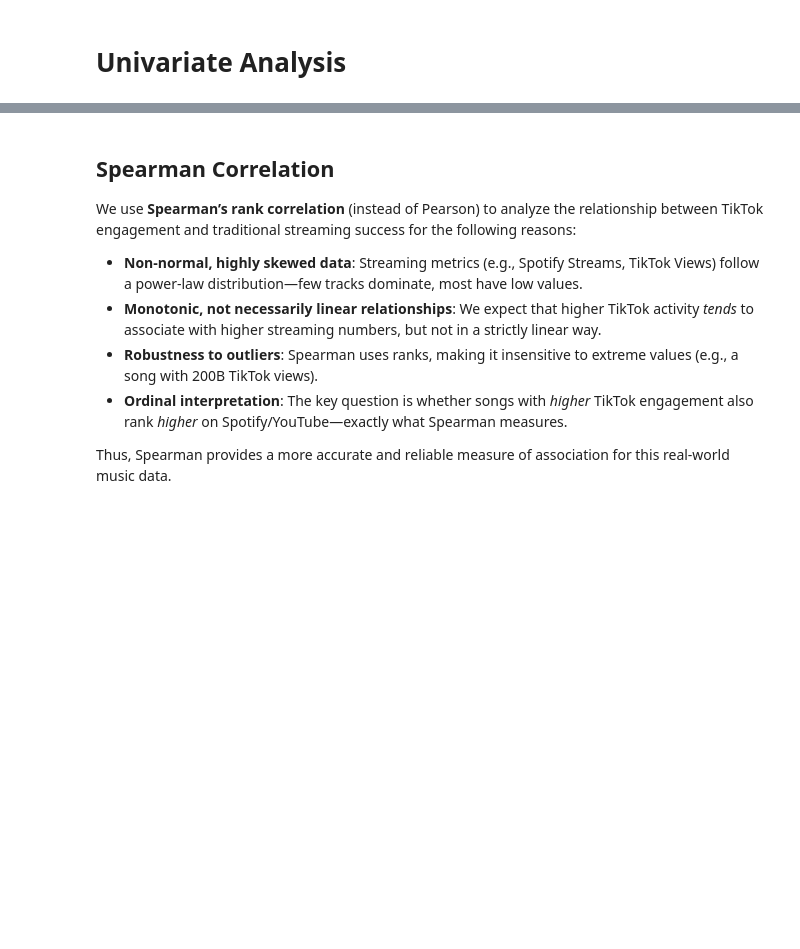
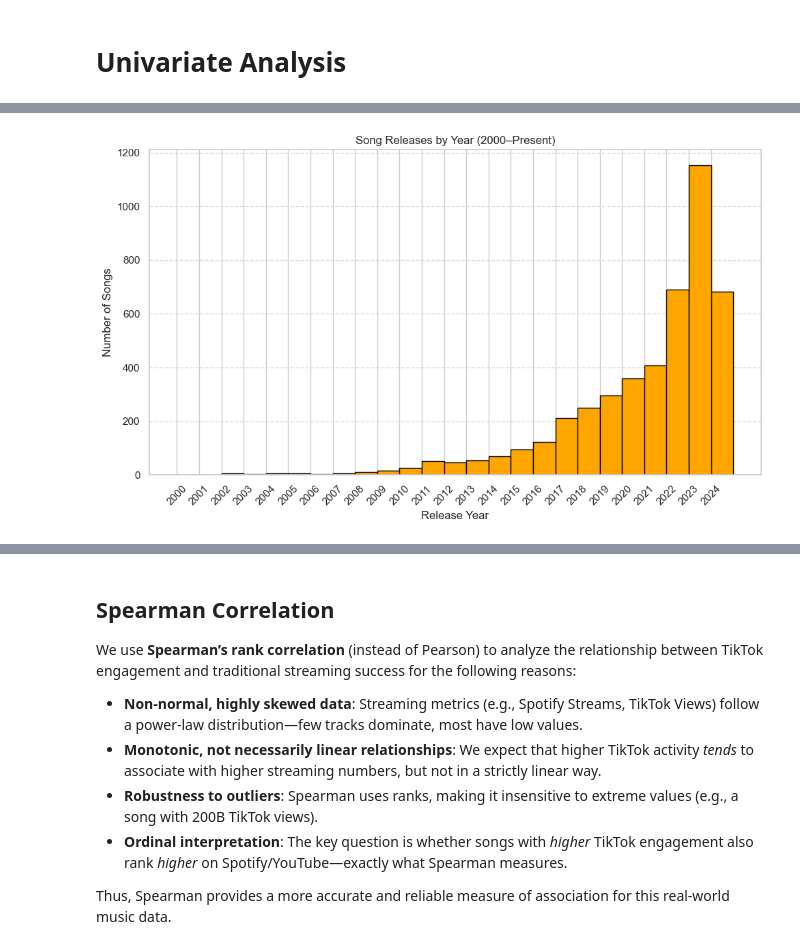
Before and after one commit to iKebb/Ironhack_Project02_SQL, a Jupyter notebook: main.ipynb, the cells around one changed output, grey strips where cells are left out. Saved outputs shown, nothing was run; the diff lists cells and outputs as text; code cells hidden in the pictures; blank space fills up the shorter version.

Commit message:
bivariate ended, multivariate ended. Working on README and presentation

```diff
--- a/main.ipynb
+++ b/main.ipynb
@@ -346,0 +462,18 @@ plot_top_10(df, "TikTok Views", "Track", "Top 10 Songs on TikTok", color="purple
+# %%
+df["Release_Year"]= df["Release Date"].dt.year
+df_recent = df[df["Release_Year"] >= 2000]
+
+plt.figure(figsize=(10, 6))
+plt.hist(df_recent["Release_Year"],
+         bins=range(df_recent["Release_Year"].min(), df_recent["Release_Year"].max() + 2),
+         color="orange", edgecolor="black")
+
+plt.xlabel("Release Year")
+plt.ylabel("Number of Songs")
+plt.title("Song Releases by Year (2000–Present)")
+plt.xticks(range(df_recent["Release_Year"].min(), df_recent["Release_Year"].max() + 1), rotation=45)
+plt.grid(axis="y", linestyle="--", alpha=0.7)
+plt.tight_layout()
+plt.show()
+# %% [output]
+[figure, added]
```
Also changed, not shown: parts of 47 cells of this notebook.
